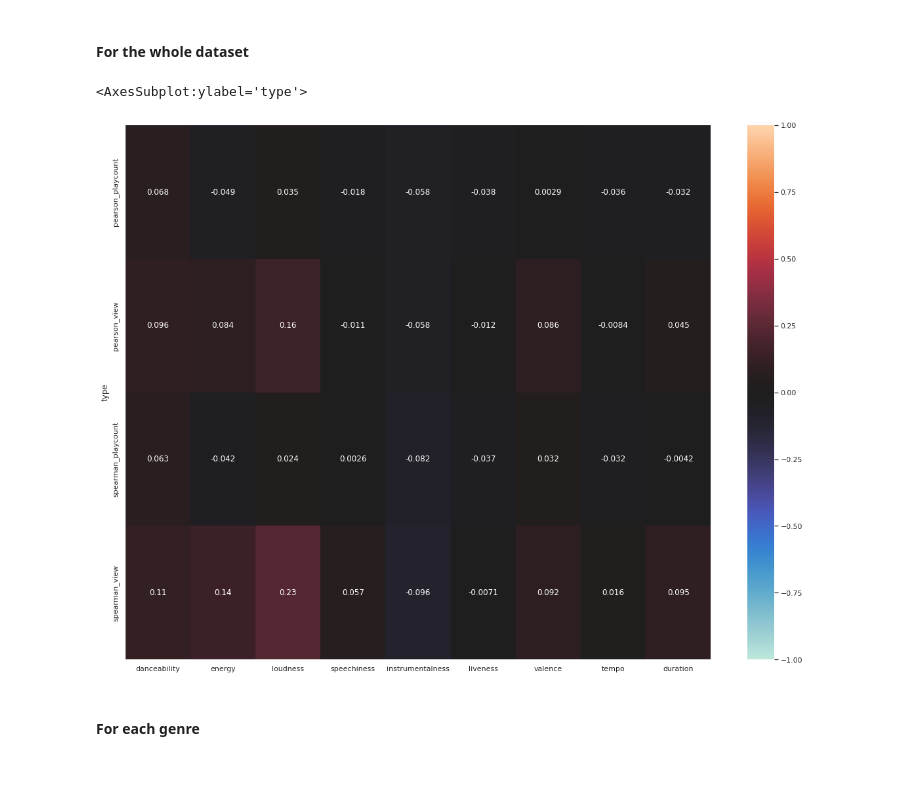
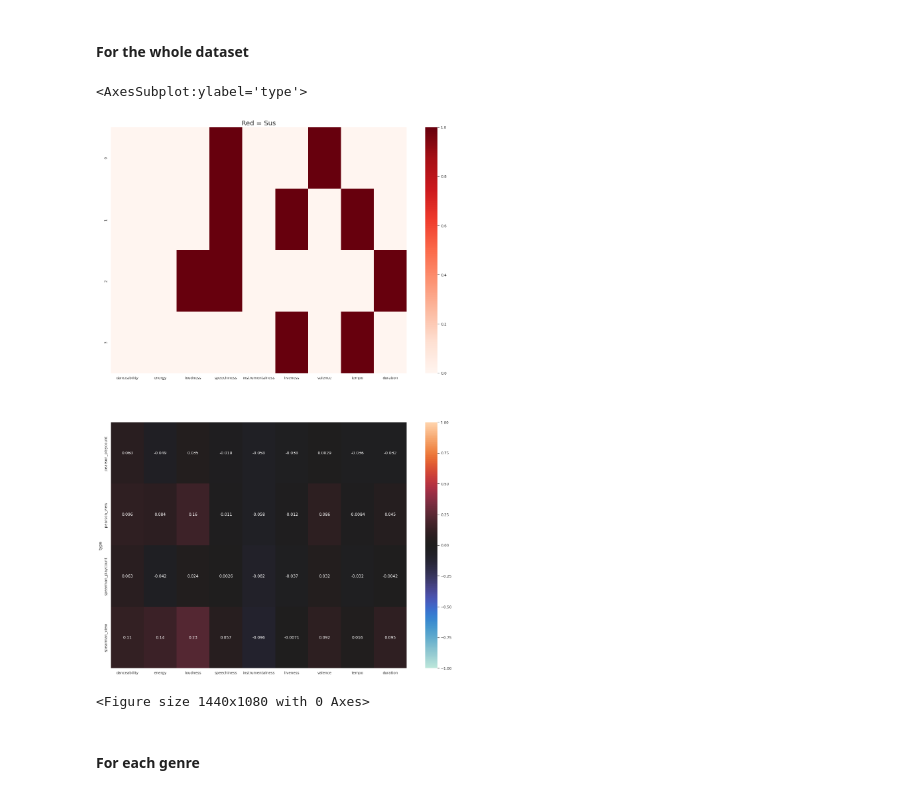
Before and after one commit to vietcheems/Music-Popularity-Analysis, a Jupyter notebook: Analysis/analysis.ipynb, the cells around one changed output. Cells and saved outputs as stored; diff of their text form; code cells hidden in the pictures.

Commit message:
add sus matrix and plot  most popular artist in each genre

```diff
--- a/Analysis/analysis.ipynb
+++ b/Analysis/analysis.ipynb
@@ -20,6 +20,7 @@ num_feature = ['danceability', 'energy', 'loudness',
 eras = [1980, 1990, 2000, 2010, 2015, 2018]
 popularity = [500000000]
 
+# for converting some categorical variables
 key_dict = {
     "0": "C",
     "1": "C♯",
@@ -54,11 +55,30 @@ def convert_duration(col):
     return col.apply(lambda x: sum(mul * int(x) for mul, x in zip([60, 1], x.split(":"))))
 
 
+def convert_data(df):
+    copy = df.copy()
+    copy['key'] = convert_key(copy['key'])
+    copy['mode'] = convert_mode(copy['mode'])
+    copy['time_signature'] = convert_time_sig(copy['time_signature'])
+    copy['duration'] = convert_duration(copy['duration'])
+    copy["sp_release_date"] = pd.to_datetime(
+        copy['sp_release_date'], format='%Y-%m-%d')
+    return copy
+
+
+def filter_p_value(x, threshold=0.05):
+    if x < threshold:
+        return 0
+    else:
+        return 1
+
+
 def get_corr_matrix(df, feature, p=False):
     pearson_view = {}
     pp_view = {}
     pearson_playcount = {}
     pp_playcount = {}
+    #     log_scale = True
     spearman_view = {}
     sp_view = {}
     spearman_playcount = {}
@@ -87,7 +107,7 @@ def get_corr_matrix(df, feature, p=False):
         p_value = p_value.append(pp_view, ignore_index=True)
         p_value = p_value.append(sp_playcount, ignore_index=True)
         p_value = p_value.append(sp_view, ignore_index=True)
-        return corr, p_value
+        return corr, pd.DataFrame(p_value).applymap(filter_p_value)
 
     return corr
 
@@ -197,14 +217,10 @@ def discretize(data, col, value_range, inf='right'):
 # %% [markdown]
 ### Import data
 # %%
-df = pd.read_csv("full.csv")
-df_with_genre = pd.read_csv("full_with_genre.csv")
-df["sp_release_date"] = pd.to_datetime(
-    df['sp_release_date'], format='%Y-%m-%d')
-df_with_genre["sp_release_date"] = pd.to_datetime(
-    df_with_genre['sp_release_date'], format='%Y-%m-%d')
-# df = df[df["view"] > 1e6]
-# len(df)
+df_raw = pd.read_csv("data_no_genre.csv")
+df_with_genre_raw = pd.read_csv("data_with_genre.csv")
+df = convert_data(df_raw)
+df_with_genre = convert_data(df_with_genre_raw)
 print(df.columns)
 print(len(df_with_genre))
 df.head(2)
@@ -225,13 +241,16 @@ Index(['track', 'track_id', 'artist', 'album', 'sp_release_date', 'duration',
 # %% [markdown]
 #### For the whole dataset
 # %%
-corr = get_corr_matrix(df, num_feature)
-
+fig, ax = plt.subplots(2, 1, figsize=(20, 30))
+corr, p = get_corr_matrix(df, num_feature, p=True)
+sns.heatmap(p, cmap="Reds", ax=ax[0])
+ax[0].set_title("Red = Sus", fontsize=20)
 plt.figure(figsize=(20, 15))
-sns.heatmap(corr, vmin=-1, vmax=1, annot=True, center=0)
+sns.heatmap(corr, vmin=-1, vmax=1, annot=True, center=0, ax=ax[1])
 # %% [output]
 <AxesSubplot:ylabel='type'>
-[figure, old version]
+[figure, new version]
+<Figure size 1440x1080 with 0 Axes>
 # %% [markdown]
 #### For each genre
 # %%
```
Also changed, not shown: parts of 18 cells of this notebook.
